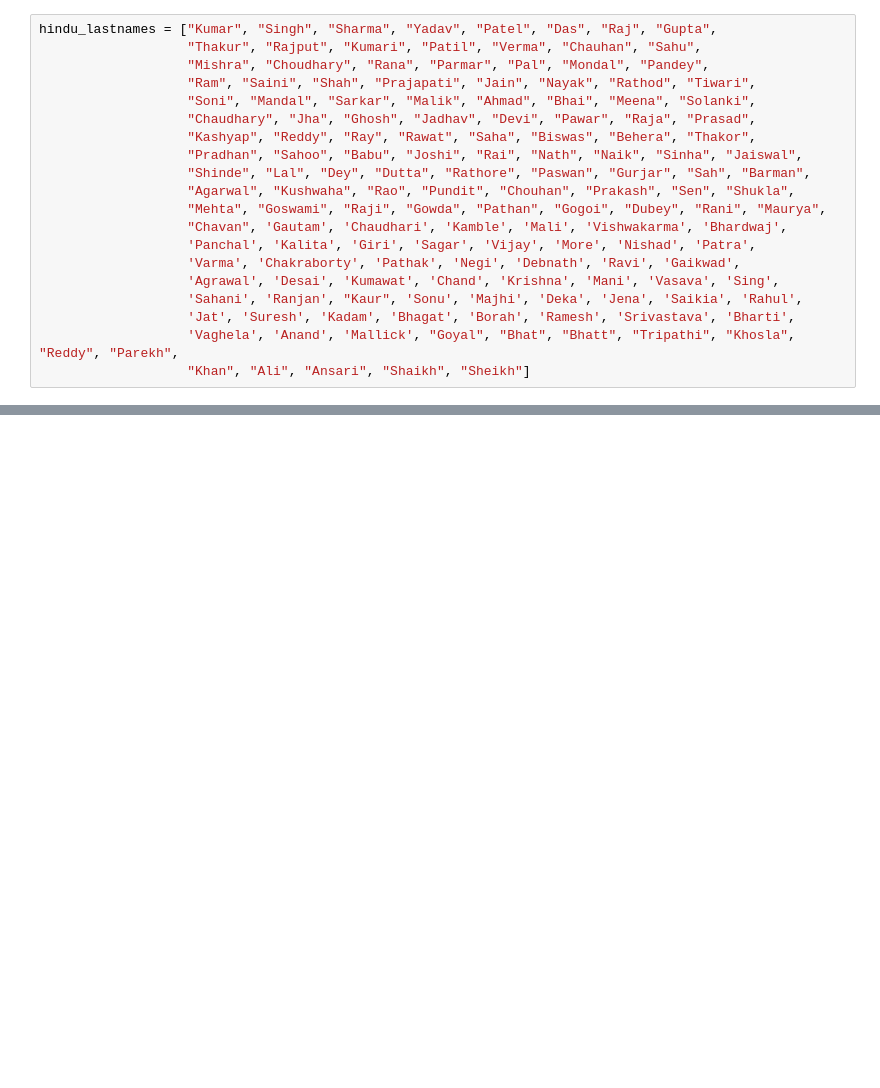
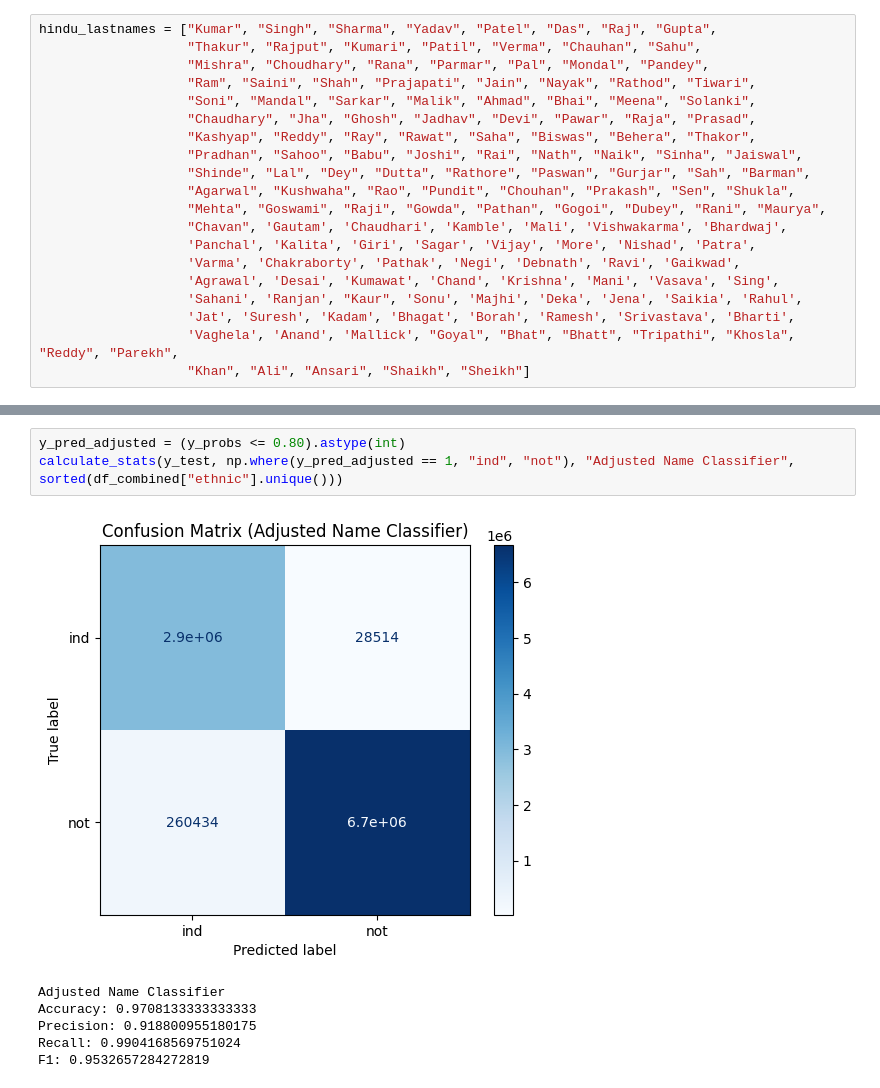
Before and after one commit to kkkarnav/indianamericancontributions, a Jupyter notebook: multi_name_classification.ipynb, the cells around one changed output, grey strips where cells are left out. Cells and saved outputs as stored; diff of their text form; blank space fills up the shorter version.

```diff
--- a/multi_name_classification.ipynb
+++ b/multi_name_classification.ipynb
@@ -454,0 +487,10 @@ X_train, X_test, y_train, y_test, weights = process_data(df)
+# %%
+y_pred_adjusted = (y_probs <= 0.80).astype(int)
+calculate_stats(y_test, np.where(y_pred_adjusted == 1, "ind", "not"), "Adjusted Name Classifier", sorted(df_combined["ethnic"].unique()))
+# %% [output]
+[figure, added]
+Adjusted Name Classifier
+Accuracy: 0.9708133333333333
+Precision: 0.918800955180175
+Recall: 0.9904168569751024
+F1: 0.9532657284272819
```
Also changed, not shown: parts of 13 cells of this notebook, 1 other file.
